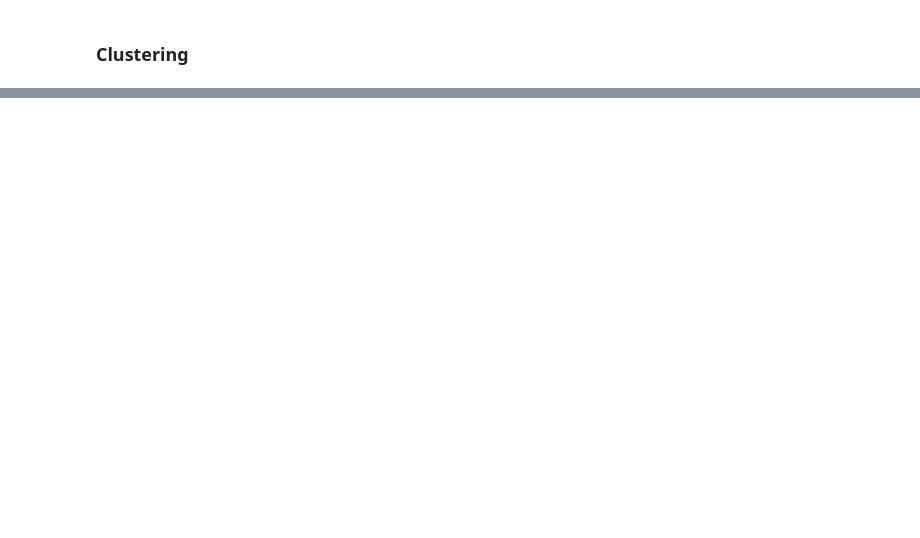
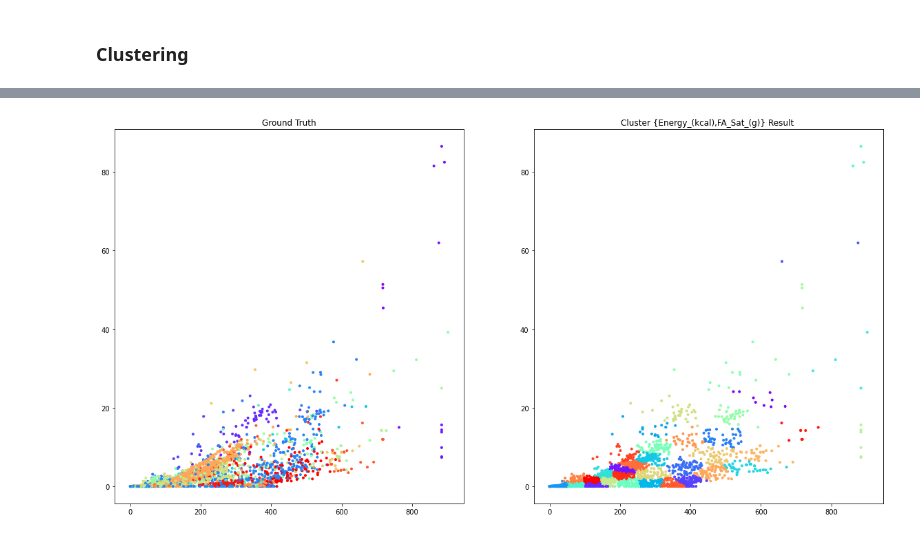
Before and after one commit to Emanum/TU_Visual_Data_Science, a Jupyter notebook: lab1/labPart1.ipynb, the cells around one changed output, grey strips where cells are left out. Saved outputs shown, nothing was run; the diff lists cells and outputs as text; code cells hidden in the pictures; blank space fills up the shorter version.

```diff
--- a/lab1/labPart1.ipynb
+++ b/lab1/labPart1.ipynb
@@ -135,9 +156,9 @@ plotResult(dataset=dataset,clusterColumn=clusterColumn,clusteredLabels=clustered
 # %%
-#ValueError: Input contains NaN, infinity or a value too large for dtype('float64').
-#plt.figure(figsize=(20, 10))
-#dataPair=['Energy_(kcal)','FA_Sat_(g)']
-#clusterColumn='Keyword'
-#clusteredLabels = clusterData(dataPair=dataPair,dataset=dataset,scale_dataset=scale_dataset,clusterColumn=clusterColumn)
-#plotResult(dataset=dataset,clusterColumn=clusterColumn,clusteredLabels=clusteredLabels,dataPair=dataPair)
+plt.figure(figsize=(20, 10))
+dataPair=['Energy_(kcal)','FA_Sat_(g)']
+clusteredLabels = clusterData(dataPair=dataPair,dataset=dataset,scale_dataset=scale_dataset,clusterColumn=clusterColumn)
+plotResult(dataset=dataset,clusterColumn=clusterColumn,clusteredLabels=clusteredLabels,dataPair=dataPair)
+# %% [output]
+[figure, added]
 # %%
 plt.figure(figsize=(20, 10))
```
Also changed, not shown: parts of 14 cells of this notebook.
